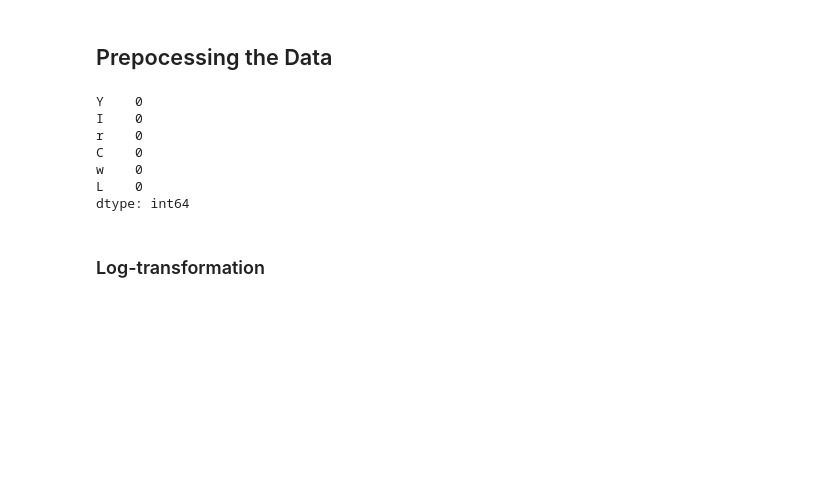
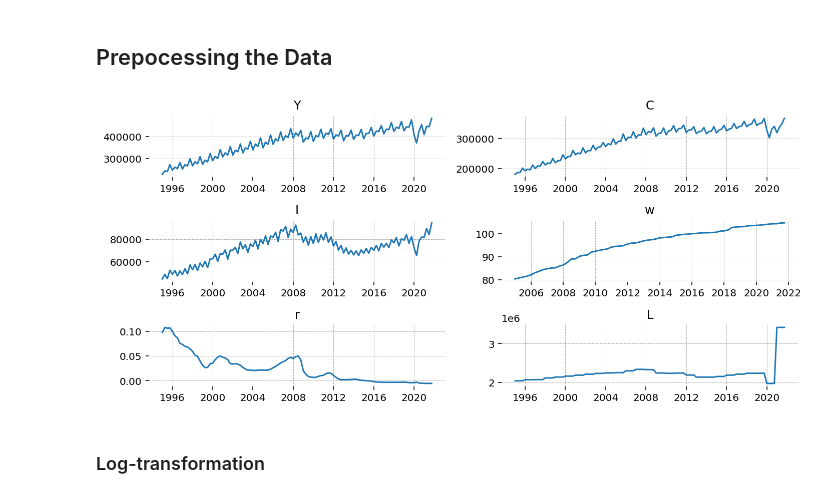
Before and after one commit to lukasgrahl/macro_rbc, a Jupyter notebook: notebooks/Fitting RBC to Italy Data.ipynb, the cells around one changed output. Saved outputs shown, nothing was run; the diff lists cells and outputs as text; code cells hidden in the pictures; blank space fills up the shorter version.

```diff
--- a/notebooks/Fitting RBC to Italy Data.ipynb
+++ b/notebooks/Fitting RBC to Italy Data.ipynb
@@ -109,7 +95,7 @@ w_ss               2.436
 # %% [markdown]
 We want series for consumption, investment, labor, GDP, interest rate, and wages
 # %%
-data = pd.read_csv(os.path.join(DATA_DIR, "all_rbc_data.csv"))
+data = pd.read_csv(os.path.join(DATA_DIR, "all_rbc_data.csv"), infer_datetime_format="QS")
 data["TIME"] = time_format(data.TIME)
 data.set_index("TIME", drop=True, inplace=True)
 data.sort_index(inplace=True)
@@ -122,16 +108,11 @@ data.drop(["X", "Z"], axis=1, inplace=True)
 # %%
 # check for na
 data.isna().sum()
+df = data.copy()
-# %% [output]
-Y    0
-I    0
-r    0
-C    0
-w    0
-L    0
-dtype: int64
 # %%
-# plot_df(data)
+plot_df(data)
+# %% [output]
+[figure, added]
 # %% [markdown]
 ### Log-transformation <a class="anchor" id="section_3_1"></a>
 # %%
```
Also changed, not shown: parts of 23 cells of this notebook, 1 other file.
